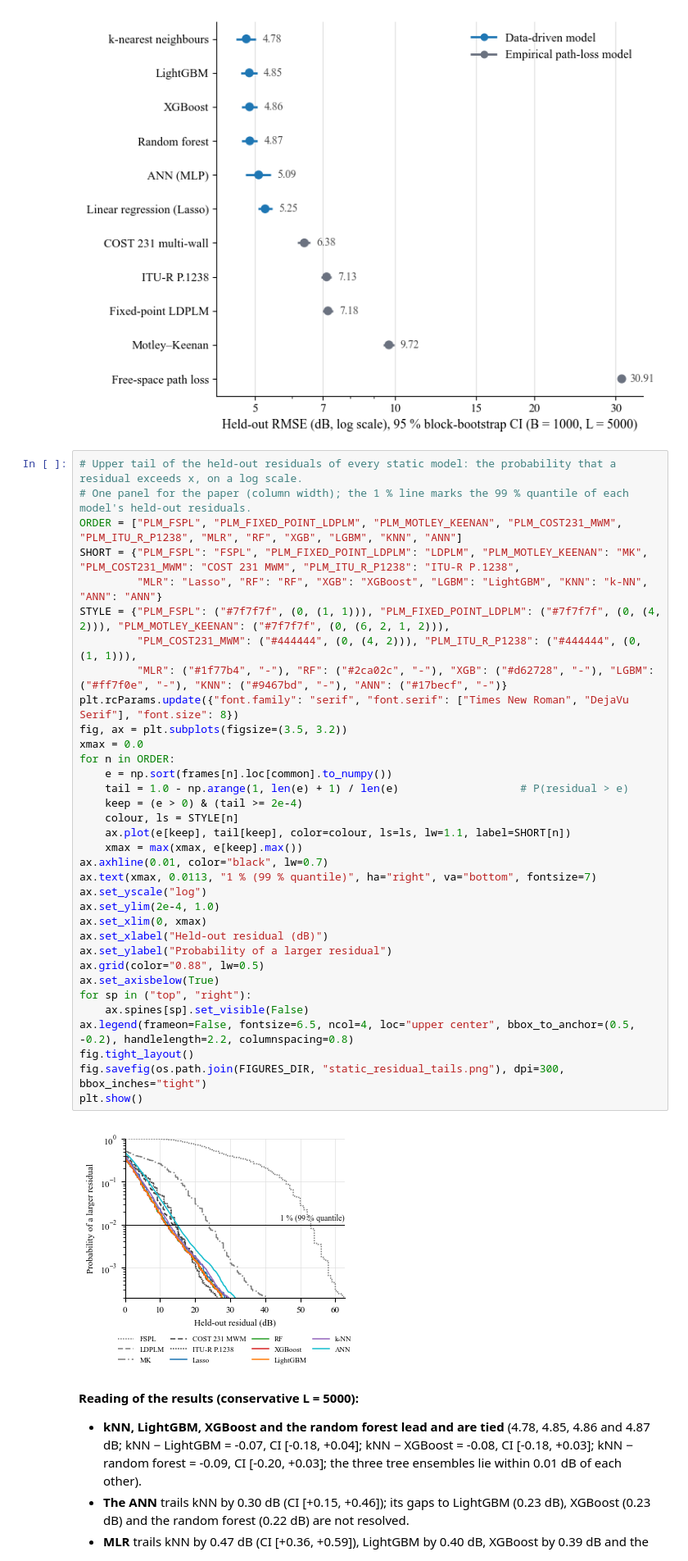
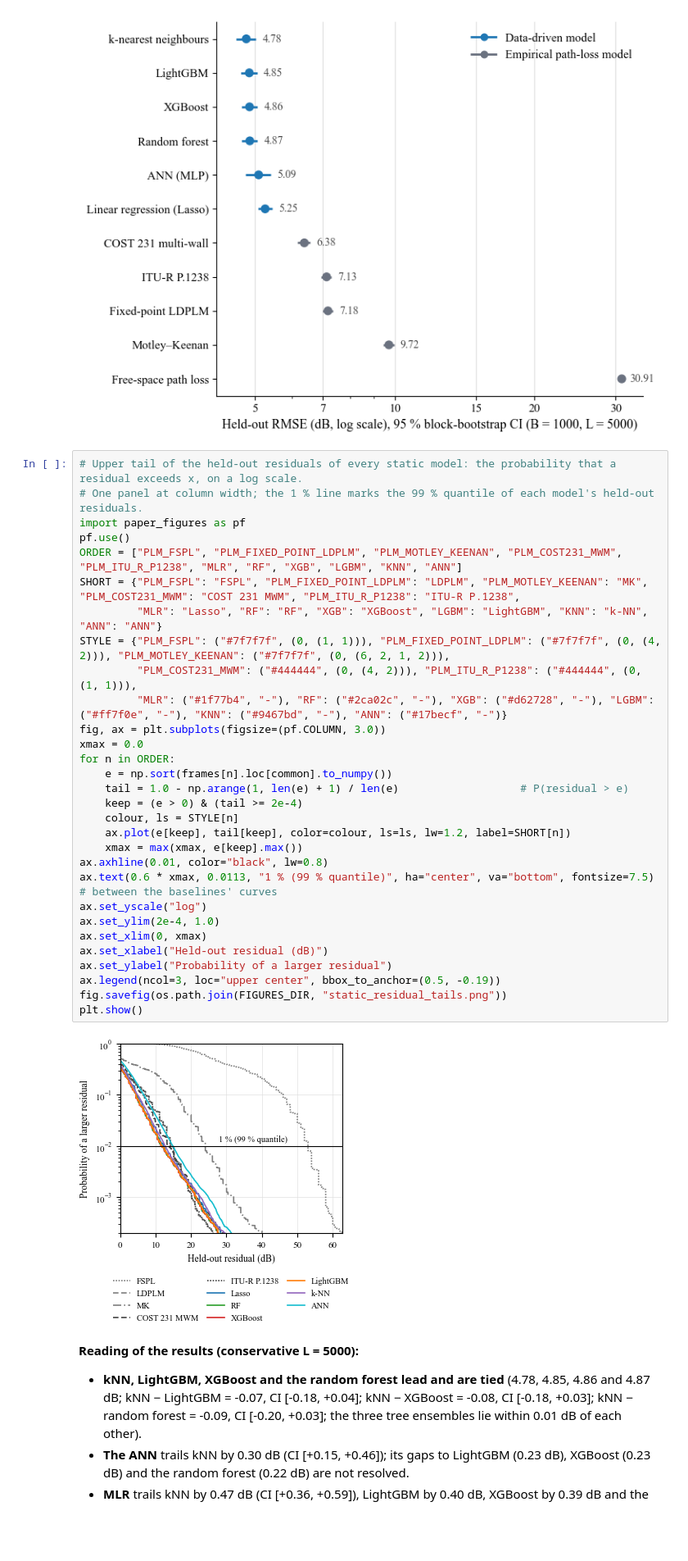
Before and after one commit to nahshonmokua/LoRaWAN-IndoorPathLossModeling-ML, a Jupyter notebook: 11_Bootstrap_Model_Comparison.ipynb, the cells around one changed output. Shown at 82% size. Saved outputs shown, nothing was run; the diff lists cells and outputs as text; blank space fills up the shorter version.

Commit message:
11: residual-tail figure in the shared figure style (larger fonts, legend in three columns, the 1 % label between the curves); re-run, every printed number unchanged

```diff
--- a/11_Bootstrap_Model_Comparison.ipynb
+++ b/11_Bootstrap_Model_Comparison.ipynb
@@ -208,40 +208,36 @@ saved: docs/assets/held-out-rmse.png
 [figure]
 # %%
 # Upper tail of the held-out residuals of every static model: the probability that a residual exceeds x, on a log scale.
-# One panel for the paper (column width); the 1 % line marks the 99 % quantile of each model's held-out residuals.
+# One panel at column width; the 1 % line marks the 99 % quantile of each model's held-out residuals.
+import paper_figures as pf
+pf.use()
 ORDER = ["PLM_FSPL", "PLM_FIXED_POINT_LDPLM", "PLM_MOTLEY_KEENAN", "PLM_COST231_MWM", "PLM_ITU_R_P1238", "MLR", "RF", "XGB", "LGBM", "KNN", "ANN"]
 SHORT = {"PLM_FSPL": "FSPL", "PLM_FIXED_POINT_LDPLM": "LDPLM", "PLM_MOTLEY_KEENAN": "MK", "PLM_COST231_MWM": "COST 231 MWM", "PLM_ITU_R_P1238": "ITU-R P.1238",
          "MLR": "Lasso", "RF": "RF", "XGB": "XGBoost", "LGBM": "LightGBM", "KNN": "k-NN", "ANN": "ANN"}
 STYLE = {"PLM_FSPL": ("#7f7f7f", (0, (1, 1))), "PLM_FIXED_POINT_LDPLM": ("#7f7f7f", (0, (4, 2))), "PLM_MOTLEY_KEENAN": ("#7f7f7f", (0, (6, 2, 1, 2))),
          "PLM_COST231_MWM": ("#444444", (0, (4, 2))), "PLM_ITU_R_P1238": ("#444444", (0, (1, 1))),
          "MLR": ("#1f77b4", "-"), "RF": ("#2ca02c", "-"), "XGB": ("#d62728", "-"), "LGBM": ("#ff7f0e", "-"), "KNN": ("#9467bd", "-"), "ANN": ("#17becf", "-")}
-plt.rcParams.update({"font.family": "serif", "font.serif": ["Times New Roman", "DejaVu Serif"], "font.size": 8})
-fig, ax = plt.subplots(figsize=(3.5, 3.2))
+fig, ax = plt.subplots(figsize=(pf.COLUMN, 3.0))
 xmax = 0.0
 for n in ORDER:
     e = np.sort(frames[n].loc[common].to_numpy())
     tail = 1.0 - np.arange(1, len(e) + 1) / len(e)                   # P(residual > e)
     keep = (e > 0) & (tail >= 2e-4)
     colour, ls = STYLE[n]
-    ax.plot(e[keep], tail[keep], color=colour, ls=ls, lw=1.1, label=SHORT[n])
+    ax.plot(e[keep], tail[keep], color=colour, ls=ls, lw=1.2, label=SHORT[n])
     xmax = max(xmax, e[keep].max())
-ax.axhline(0.01, color="black", lw=0.7)
-ax.text(xmax, 0.0113, "1 % (99 % quantile)", ha="right", va="bottom", fontsize=7)
+ax.axhline(0.01, color="black", lw=0.8)
+ax.text(0.6 * xmax, 0.0113, "1 % (99 % quantile)", ha="center", va="bottom", fontsize=7.5)   # between the baselines' curves
 ax.set_yscale("log")
 ax.set_ylim(2e-4, 1.0)
 ax.set_xlim(0, xmax)
 ax.set_xlabel("Held-out residual (dB)")
 ax.set_ylabel("Probability of a larger residual")
-ax.grid(color="0.88", lw=0.5)
-ax.set_axisbelow(True)
-for sp in ("top", "right"):
-    ax.spines[sp].set_visible(False)
-ax.legend(frameon=False, fontsize=6.5, ncol=4, loc="upper center", bbox_to_anchor=(0.5, -0.2), handlelength=2.2, columnspacing=0.8)
-fig.tight_layout()
-fig.savefig(os.path.join(FIGURES_DIR, "static_residual_tails.png"), dpi=300, bbox_inches="tight")
+ax.legend(ncol=3, loc="upper center", bbox_to_anchor=(0.5, -0.19))
+fig.savefig(os.path.join(FIGURES_DIR, "static_residual_tails.png"))
 plt.show()
 # %% [output]
-[figure, old version]
+[figure, new version]
 # %% [markdown]
 **Reading of the results (conservative L = 5000):**
 
```
